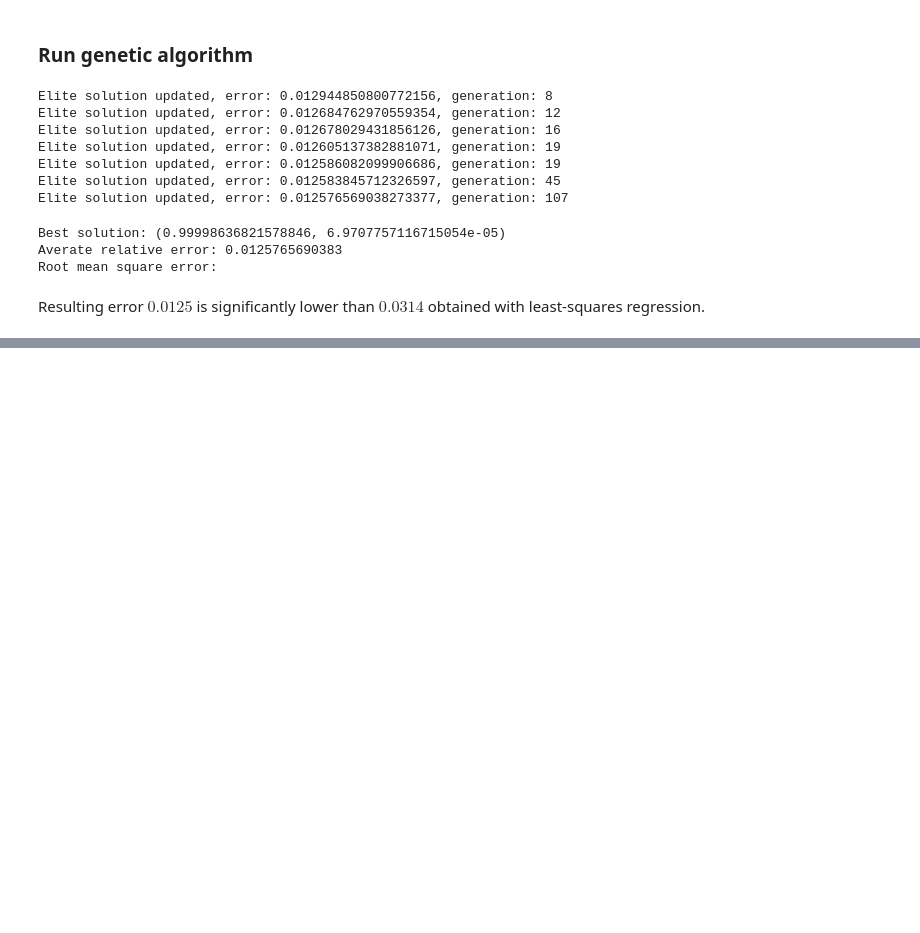
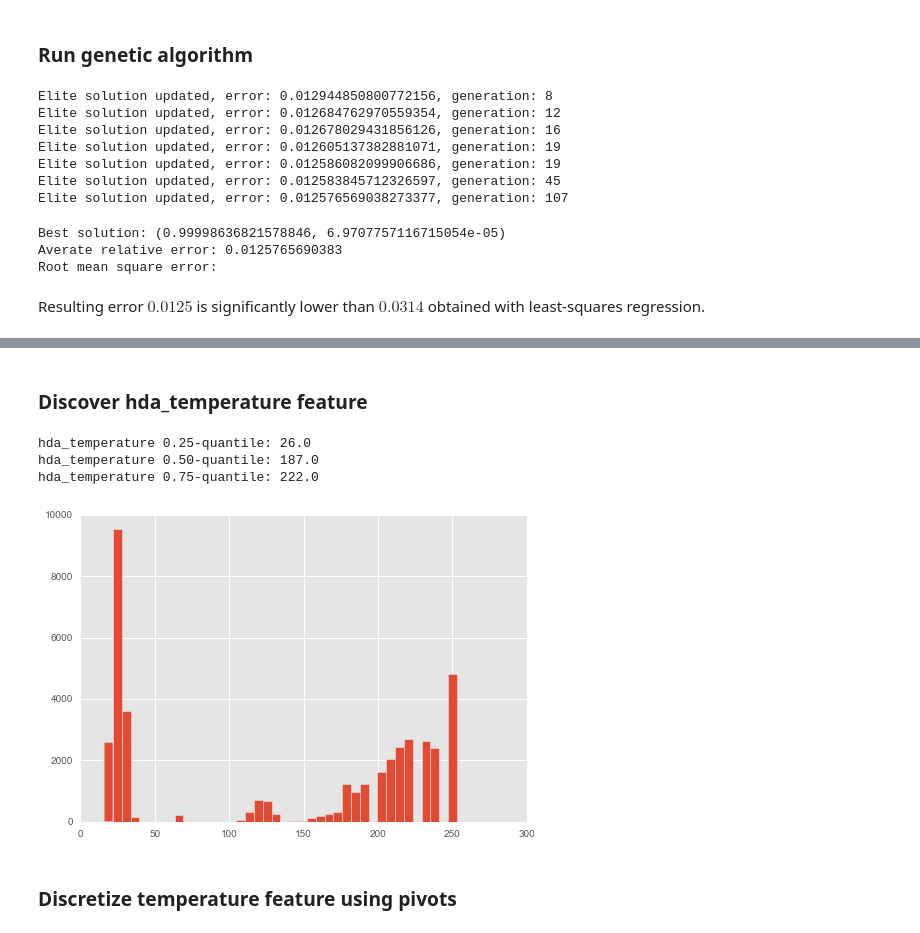
Before and after one commit to IIoTeP9HuY/Data_Analysis_and_Data_Mining_Class, a Jupyter notebook: Report.ipynb, the cells around one changed output, grey strips where cells are left out. Saved outputs shown, nothing was run; the diff lists cells and outputs as text; code cells hidden in the pictures; blank space fills up the shorter version.

```diff
--- a/Report.ipynb
+++ b/Report.ipynb
@@ -578,0 +593,6 @@ Resulting error $0.0125$ is significantly lower than $0.0314$ obtained with leas
+# %%
+capacity_pivots = [-inf, 1600, 2000, 3000, inf]
+capacity_categories = ["tiny", "small", "medium", "huge"]
+
+data["capacity_category"] = \
+    pd.cut(data["capacity_gb"], capacity_pivots, labels=capacity_categories)
@@ -578,0 +601,17 @@ Resulting error $0.0125$ is significantly lower than $0.0314$ obtained with leas
+# %%
+data["vendor"] = data["model"].map(extract_vendor)
+# %% [markdown]
+### Discover hda_temperature feature
+# %%
+data['hda_temperature'] = data['smart_194_normalized']
+data['hda_temperature'].hist(bins = 40)
+
+for quantile in [0.25, 0.50, 0.75]:
+    print("hda_temperature {:0.2f}-quantile: {}".format(quantile, data['hda_temperature'].quantile(quantile)))
+# %% [output]
+hda_temperature 0.25-quantile: 26.0
+hda_temperature 0.50-quantile: 187.0
+hda_temperature 0.75-quantile: 222.0
+[figure, added]
+# %% [markdown]
+### Discretize temperature feature using pivots
```
Also changed, not shown: parts of 11 cells of this notebook.
